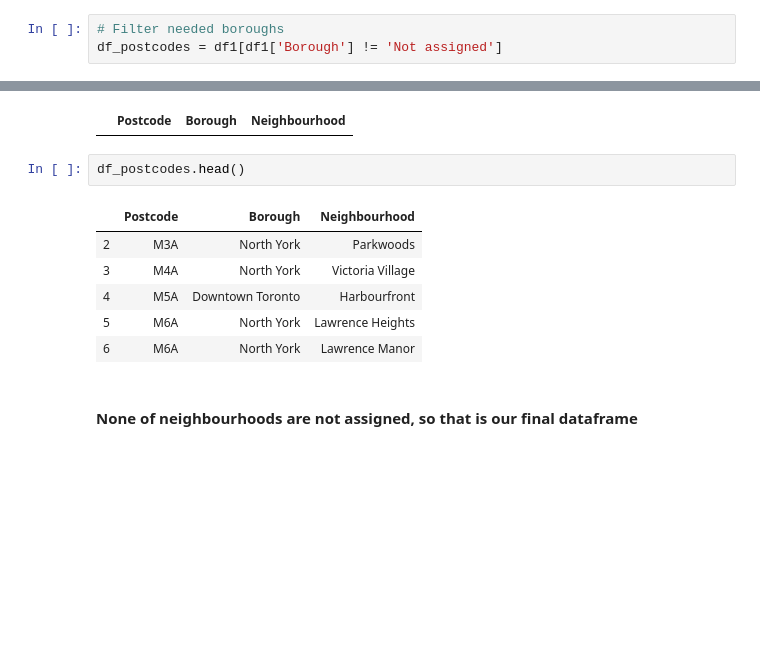
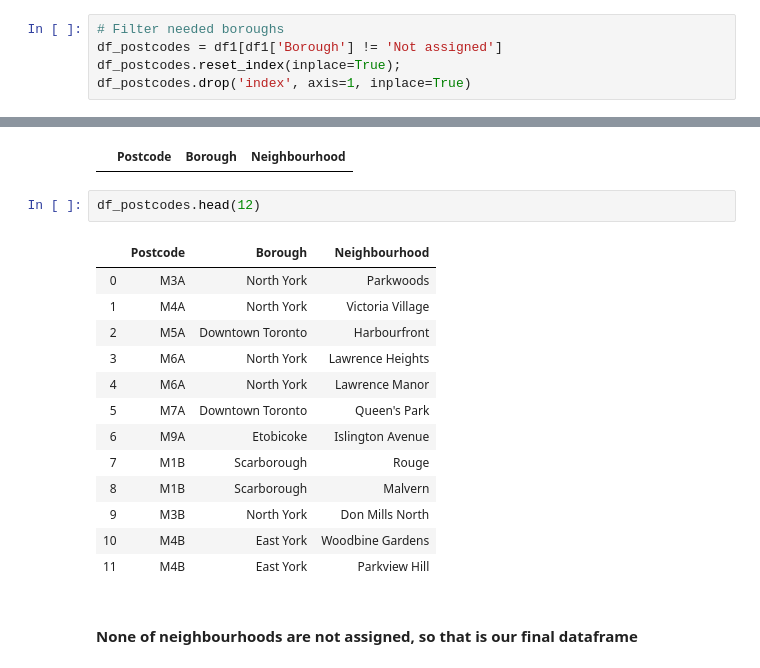
Before and after one commit to Faraonchika/Coursera_Capstone, a Jupyter notebook: Segmenting and Clustering Neighborhoods in Toronto.ipynb, the cells around one changed output, grey strips where cells are left out. Cells and saved outputs as stored; diff of their text form; blank space fills up the shorter version.

```diff
--- a/Segmenting and Clustering Neighborhoods in Toronto.ipynb
+++ b/Segmenting and Clustering Neighborhoods in Toronto.ipynb
@@ -16,20 +23,29 @@ df1= df[0]
 # %%
 # Filter needed boroughs
 df_postcodes = df1[df1['Borough'] != 'Not assigned']
+df_postcodes.reset_index(inplace=True);
+df_postcodes.drop('index', axis=1, inplace=True)
 # %%
 # Check if some Neighbourhoods are not assigned
 df_postcodes[df_postcodes['Neighbourhood'] == 'Not assigned']
 # %% [output]
 |  | Postcode | Borough | Neighbourhood |
 # %%
-df_postcodes.head()
+df_postcodes.head(12)
 # %% [output]
 |  | Postcode | Borough | Neighbourhood |
-| 2 | M3A | North York | Parkwoods |
-| 3 | M4A | North York | Victoria Village |
-| 4 | M5A | Downtown Toronto | Harbourfront |
-| 5 | M6A | North York | Lawrence Heights |
-| 6 | M6A | North York | Lawrence Manor |
+| 0 | M3A | North York | Parkwoods |
+| 1 | M4A | North York | Victoria Village |
+| 2 | M5A | Downtown Toronto | Harbourfront |
+| 3 | M6A | North York | Lawrence Heights |
+| 4 | M6A | North York | Lawrence Manor |
+| 5 | M7A | Downtown Toronto | Queen's Park |
+| 6 | M9A | Etobicoke | Islington Avenue |
+| 7 | M1B | Scarborough | Rouge |
+| 8 | M1B | Scarborough | Malvern |
+| 9 | M3B | North York | Don Mills North |
+| 10 | M4B | East York | Woodbine Gardens |
+| 11 | M4B | East York | Parkview Hill |
 # %% [markdown]
 #### None of neighbourhoods are not assigned, so that is our final dataframe
 # %%
```
Also changed, not shown: parts of 34 cells of this notebook.
